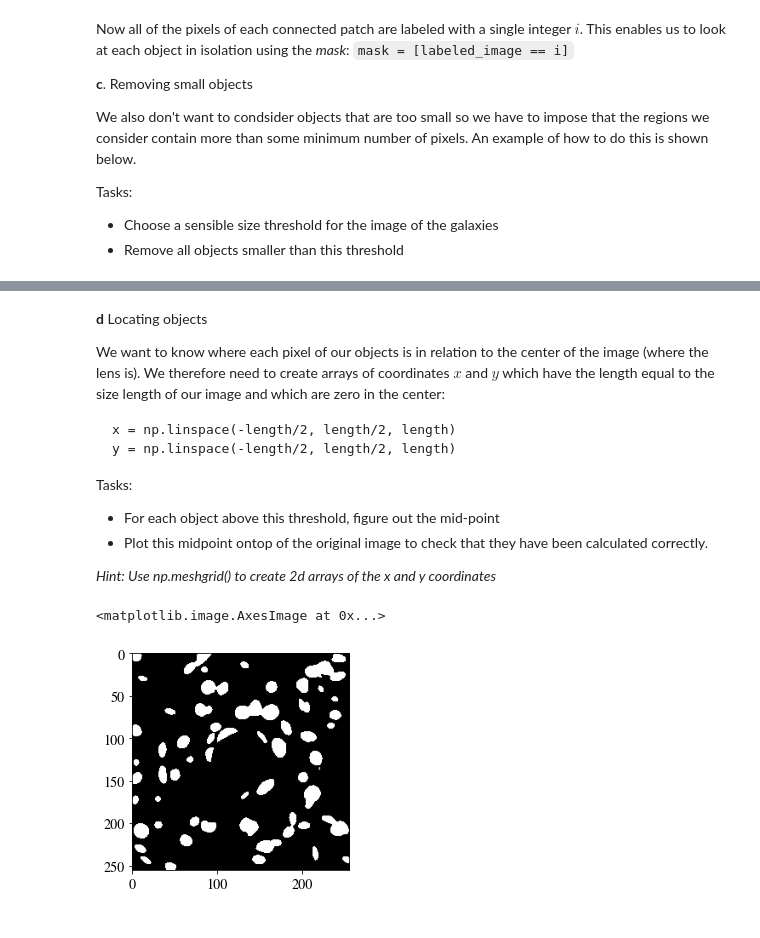
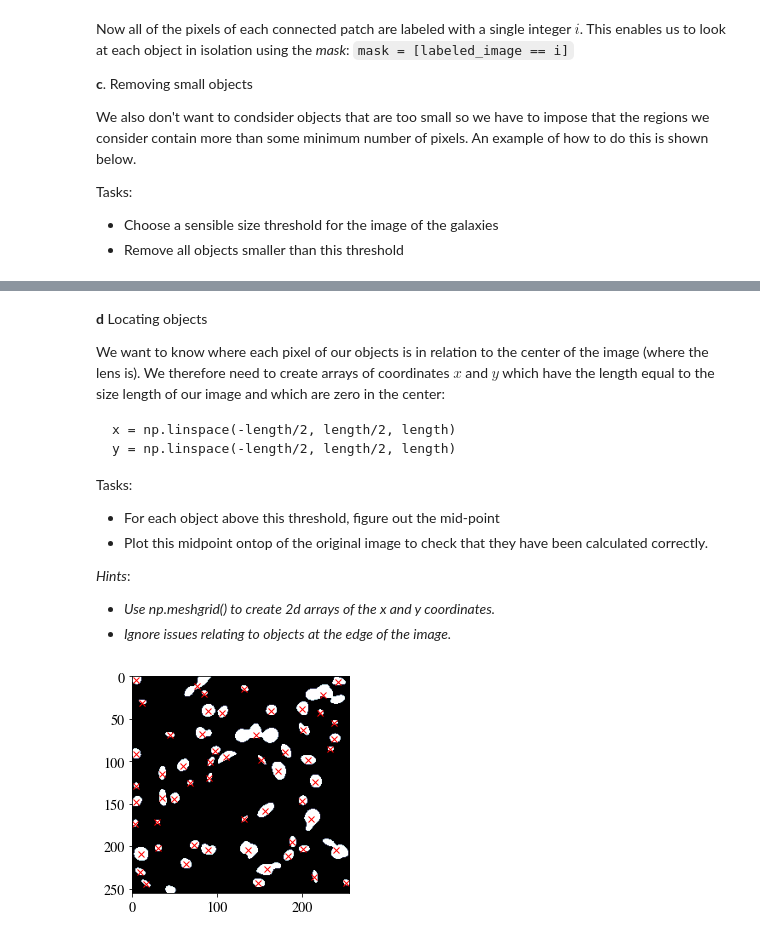
Before and after one commit to Dark-Matter-Textbook/Notebook-Exercises, a Jupyter notebook: Problems/gravitational_lensing/lensing-solutions.ipynb, the cells around one changed output, grey strips where cells are left out. Drawn from its saved outputs; the diff is of its cells as text; code cells hidden in the pictures.

```diff
--- a/Problems/gravitational_lensing/lensing-solutions.ipynb
+++ b/Problems/gravitational_lensing/lensing-solutions.ipynb
@@ -191,21 +203,30 @@ Tasks:
 - For each object above this threshold, figure out the mid-point
 - Plot this midpoint ontop of the original image to check that they have been calculated correctly.
 
-<i>Hint: Use np.meshgrid() to create 2d arrays of the x and y coordinates</i>
+*Hints*:
+- *Use np.meshgrid() to create 2d arrays of the x and y coordinates.*
+- *Ignore issues relating to objects at the edge of the image.*
-# %%
-NoSmallObjects = np.zeros(image.shape)
-sizeThreshold = 1
-
-for i in range(1, num_features):
-    mask = labeled_image==i
-    length = len(labeled_image[mask])
-    if length > sizeThreshold:
-        NoSmallObjects[mask] = 1
-
-plt.imshow(NoSmallObjects, cmap = 'binary_r')
-# %% [output]
-<matplotlib.image.AxesImage at 0x...>
-[figure, removed]
+# %%
+image_length = len(image[0,:])
+x = np.arange(-int(image_length/2), int(image_length/2))
+y = x
+
+X, Y = np.meshgrid(x, y)
+plt.imshow(NoSmallObjects>0, cmap = "bone")
+
+num_features2 = int(NoSmallObjects.max())
+# Start from 1 since 0 is the background region
+for i in range(1,num_features2):
+
+    mask = NoSmallObjects==i
+
+    # Calculate galaxy center
+    xcenter = np.mean(X[mask].flatten())
+    ycenter = np.mean(Y[mask].flatten())
+    # Plot to check location
+    plt.plot(xcenter+image_length/2, ycenter+image_length/2, 'rx')
+# %% [output]
+[figure, added]
 # %% [markdown]
 <b>e</b>. Calculate $Q_{ij}$
 
```
Also changed, not shown: parts of 8 cells of this notebook, 1 other file.
